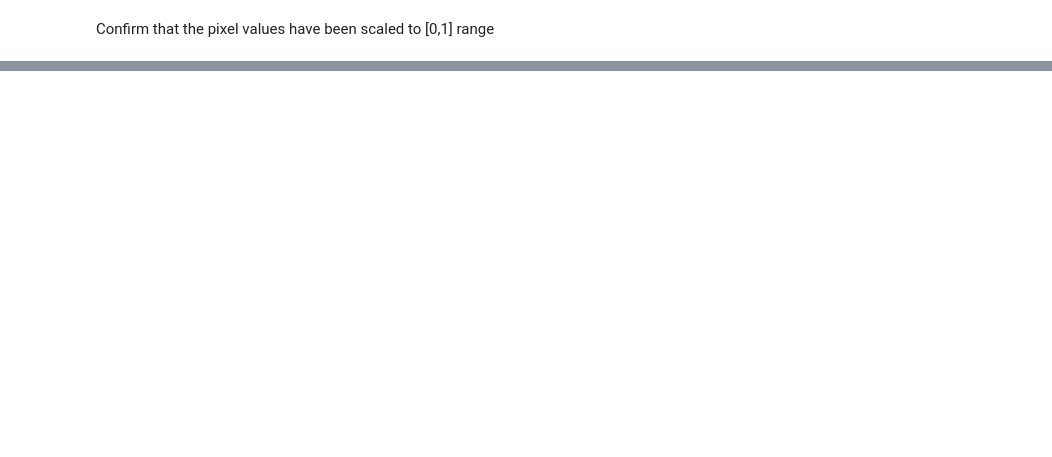
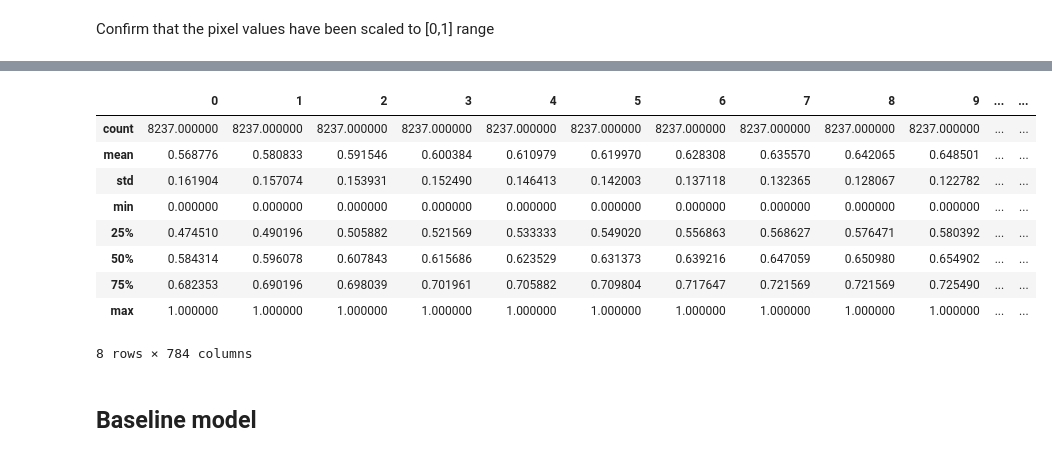
Before and after one commit to skirui-source/mle8-capstone, a Jupyter notebook: nb/asl_classifier_cnn.ipynb, the cells around one changed output, grey strips where cells are left out. Cells and saved outputs as stored; diff of their text form; code cells hidden in the pictures; blank space fills up the shorter version.

```diff
--- a/nb/asl_classifier_cnn.ipynb
+++ b/nb/asl_classifier_cnn.ipynb
@@ -119,0 +173,15 @@ I haven't worked with image data before, unsure about what other EDA or feature
+# %%
+df_Xtest.describe()
+# %% [output]
+|  | 0 | 1 | 2 | 3 | 4 | 5 | 6 | 7 | 8 | 9 | ... | ... |
+| count | 8237.000000 | 8237.000000 | 8237.000000 | 8237.000000 | 8237.000000 | 8237.000000 | 8237.000000 | 8237.000000 | 8237.000000 | 8237.000000 | ... | ... |
+| mean | 0.568776 | 0.580833 | 0.591546 | 0.600384 | 0.610979 | 0.619970 | 0.628308 | 0.635570 | 0.642065 | 0.648501 | ... | ... |
+| std | 0.161904 | 0.157074 | 0.153931 | 0.152490 | 0.146413 | 0.142003 | 0.137118 | 0.132365 | 0.128067 | 0.122782 | ... | ... |
+| min | 0.000000 | 0.000000 | 0.000000 | 0.000000 | 0.000000 | 0.000000 | 0.000000 | 0.000000 | 0.000000 | 0.000000 | ... | ... |
+| 25% | 0.474510 | 0.490196 | 0.505882 | 0.521569 | 0.533333 | 0.549020 | 0.556863 | 0.568627 | 0.576471 | 0.580392 | ... | ... |
+| 50% | 0.584314 | 0.596078 | 0.607843 | 0.615686 | 0.623529 | 0.631373 | 0.639216 | 0.647059 | 0.650980 | 0.654902 | ... | ... |
+| 75% | 0.682353 | 0.690196 | 0.698039 | 0.701961 | 0.705882 | 0.709804 | 0.717647 | 0.721569 | 0.721569 | 0.725490 | ... | ... |
+| max | 1.000000 | 1.000000 | 1.000000 | 1.000000 | 1.000000 | 1.000000 | 1.000000 | 1.000000 | 1.000000 | 1.000000 | ... | ... |
+8 rows × 784 columns
+# %% [markdown]
+## Baseline model
```
Also changed, not shown: parts of 39 cells of this notebook, 2 other files.
